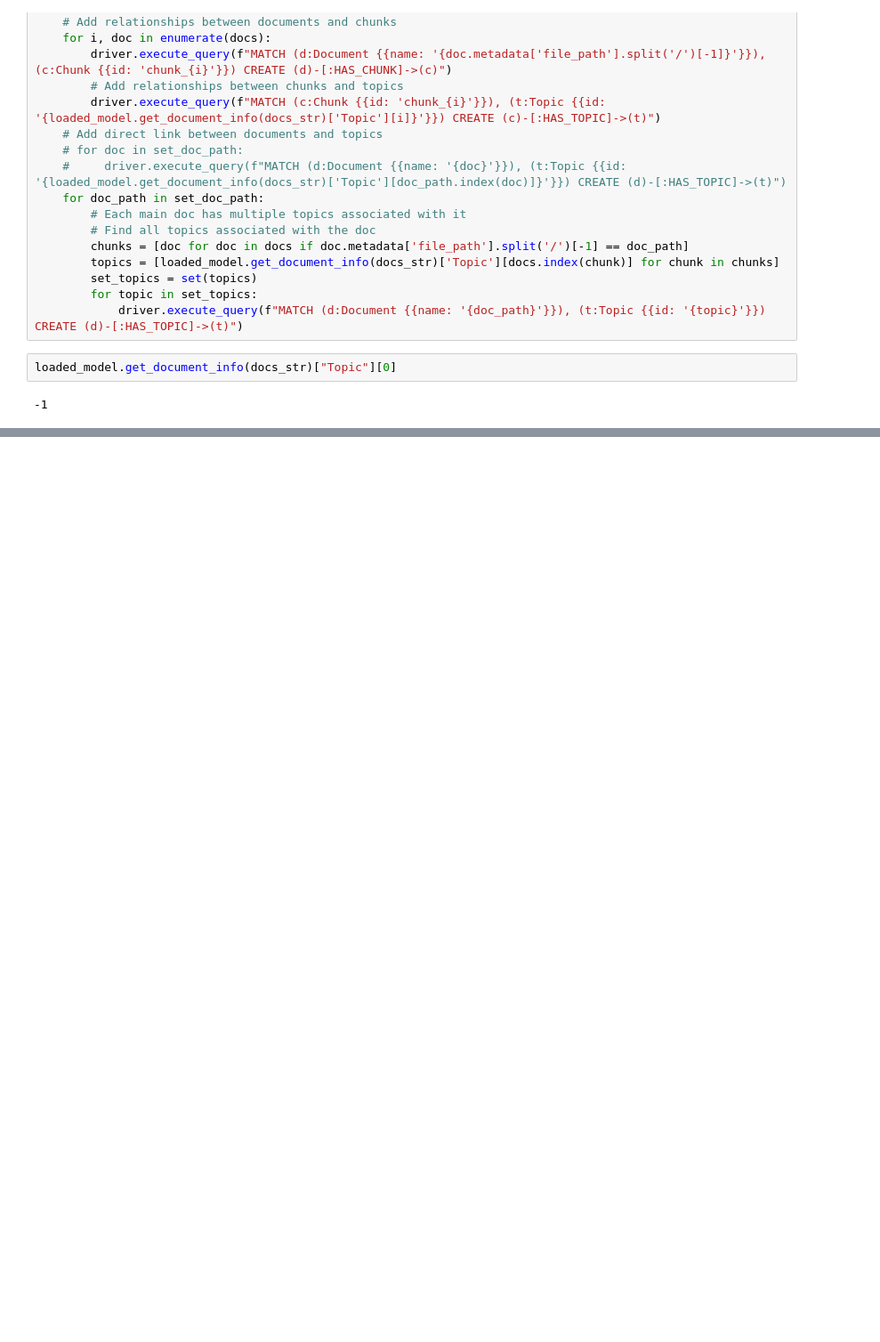
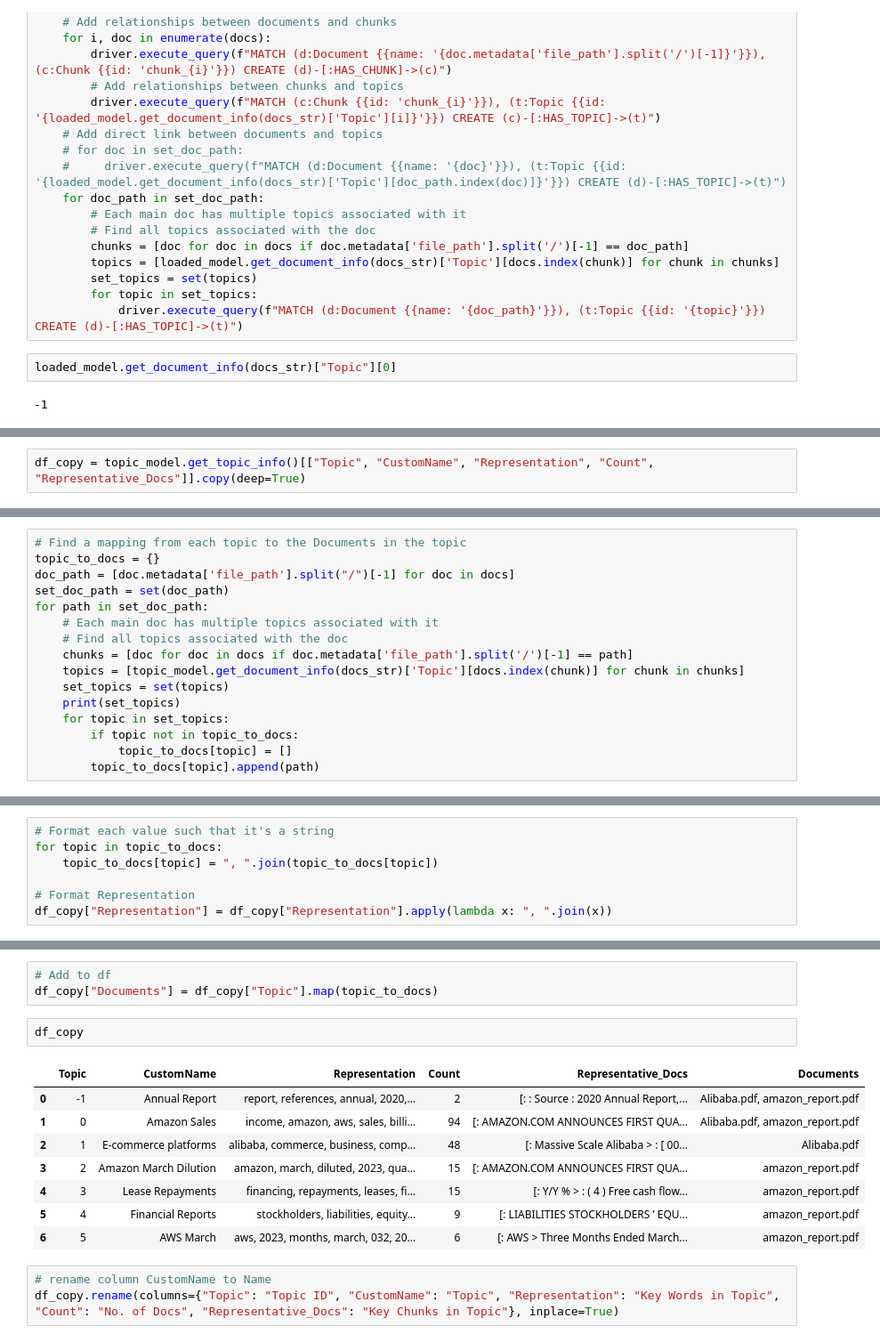
Before and after one commit to jianyangg/local-llm, a Jupyter notebook: topic-modelling/novel.ipynb, the cells around one changed output, grey strips where cells are left out. Shown at 89% size. Drawn from its saved outputs; the diff is of its cells as text; blank space fills up the shorter version.

Commit message:
Finalise integration of topic modelling

```diff
--- a/topic-modelling/novel.ipynb
+++ b/topic-modelling/novel.ipynb
@@ -596,0 +773,2 @@ loaded_model.get_document_info(docs_str)["Topic"][0]
+# %%
+df_copy = topic_model.get_topic_info()[["Topic", "CustomName", "Representation", "Count", "Representative_Docs"]].copy(deep=True)
@@ -596,0 +786,16 @@ loaded_model.get_document_info(docs_str)["Topic"][0]
+# %%
+# Find a mapping from each topic to the Documents in the topic
+topic_to_docs = {}
+doc_path = [doc.metadata['file_path'].split("/")[-1] for doc in docs]
+set_doc_path = set(doc_path)
+for path in set_doc_path:
+    # Each main doc has multiple topics associated with it
+    # Find all topics associated with the doc
+    chunks = [doc for doc in docs if doc.metadata['file_path'].split('/')[-1] == path]
+    topics = [topic_model.get_document_info(docs_str)['Topic'][docs.index(chunk)] for chunk in chunks]
+    set_topics = set(topics)
+    print(set_topics)
+    for topic in set_topics:
+        if topic not in topic_to_docs:
+            topic_to_docs[topic] = []
+        topic_to_docs[topic].append(path)
@@ -596,0 +805,7 @@ loaded_model.get_document_info(docs_str)["Topic"][0]
+# %%
+# Format each value such that it's a string
+for topic in topic_to_docs:
+    topic_to_docs[topic] = ", ".join(topic_to_docs[topic])
+
+# Format Representation
+df_copy["Representation"] = df_copy["Representation"].apply(lambda x: ", ".join(x))
@@ -596,0 +833,17 @@ loaded_model.get_document_info(docs_str)["Topic"][0]
+# %%
+# Add to df
+df_copy["Documents"] = df_copy["Topic"].map(topic_to_docs)
+# %%
+df_copy
+# %% [output]
+|  | Topic | CustomName | Representation | Count | Representative_Docs | Documents |
+| 0 | -1 | Annual Report | report, references, annual, 2020,... | 2 | [: : Source : 2020 Annual Report,... | Alibaba.pdf, amazon_report.pdf |
+| 1 | 0 | Amazon Sales | income, amazon, aws, sales, billi... | 94 | [: AMAZON.COM ANNOUNCES FIRST QUA... | Alibaba.pdf, amazon_report.pdf |
+| 2 | 1 | E-commerce platforms | alibaba, commerce, business, comp... | 48 | [: Massive Scale Alibaba > : [ 00... | Alibaba.pdf |
+| 3 | 2 | Amazon March Dilution | amazon, march, diluted, 2023, qua... | 15 | [: AMAZON.COM ANNOUNCES FIRST QUA... | amazon_report.pdf |
+| 4 | 3 | Lease Repayments | financing, repayments, leases, fi... | 15 | [: Y/Y % > : ( 4 ) Free cash flow... | amazon_report.pdf |
+| 5 | 4 | Financial Reports | stockholders, liabilities, equity... | 9 | [: LIABILITIES STOCKHOLDERS ’ EQU... | amazon_report.pdf |
+| 6 | 5 | AWS March | aws, 2023, months, march, 032, 20... | 6 | [: AWS > Three Months Ended March... | amazon_report.pdf |
+# %%
+# rename column CustomName to Name
+df_copy.rename(columns={"Topic": "Topic ID", "CustomName": "Topic", "Representation": "Key Words in Topic", "Count": "No. of Docs", "Representative_Docs": "Key Chunks in Topic"}, inplace=True)
```
Also changed, not shown: parts of 37 cells of this notebook, 35 other files.
